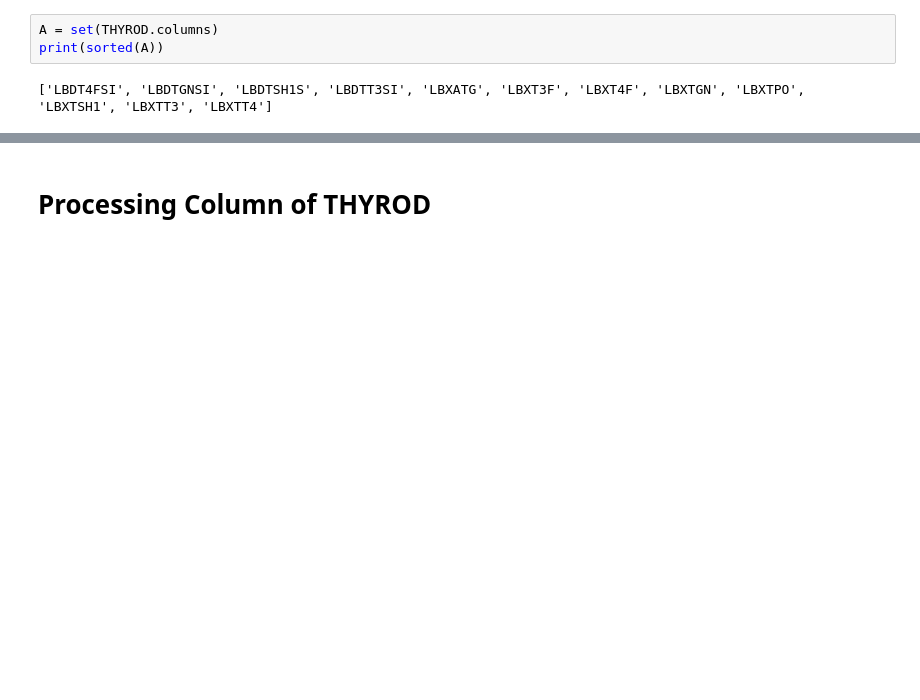
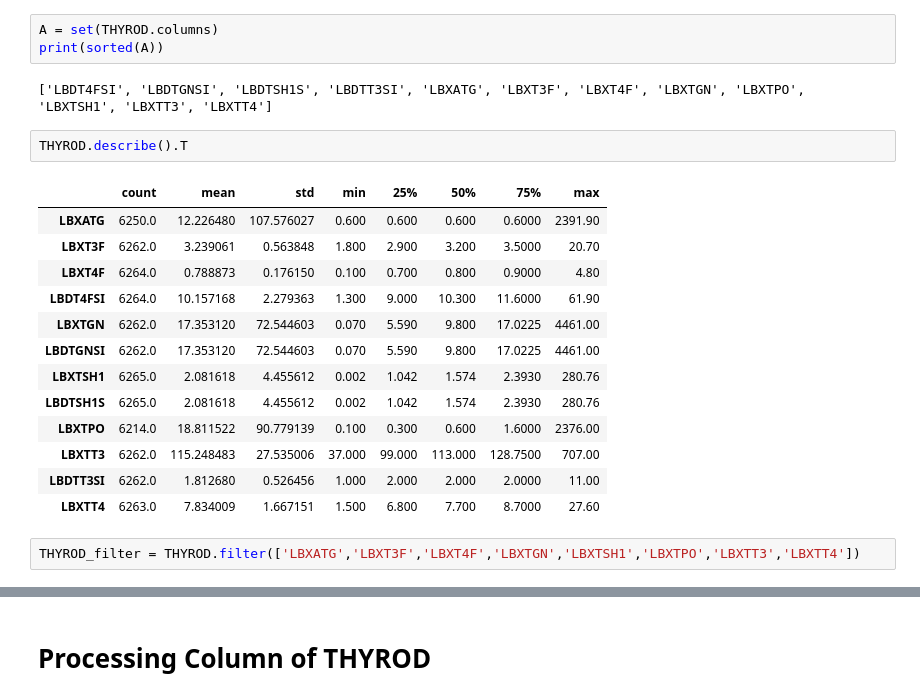
Before and after one commit to basyal4u/CDCDiab_2.0, a Jupyter notebook: P_Lab_THYROD.ipynb, the cells around one changed output, grey strips where cells are left out. Cells and saved outputs as stored; diff of their text form; blank space fills up the shorter version.

```diff
--- a/P_Lab_THYROD.ipynb
+++ b/P_Lab_THYROD.ipynb
@@ -26,3 +26,21 @@ A = set(THYROD.columns)
 print(sorted(A))
 # %% [output]
 ['LBDT4FSI', 'LBDTGNSI', 'LBDTSH1S', 'LBDTT3SI', 'LBXATG', 'LBXT3F', 'LBXT4F', 'LBXTGN', 'LBXTPO', 'LBXTSH1', 'LBXTT3', 'LBXTT4']
+# %%
+THYROD.describe().T
+# %% [output]
+|  | count | mean | std | min | 25% | 50% | 75% | max |
+| LBXATG | 6250.0 | 12.226480 | 107.576027 | 0.600 | 0.600 | 0.600 | 0.6000 | 2391.90 |
+| LBXT3F | 6262.0 | 3.239061 | 0.563848 | 1.800 | 2.900 | 3.200 | 3.5000 | 20.70 |
+| LBXT4F | 6264.0 | 0.788873 | 0.176150 | 0.100 | 0.700 | 0.800 | 0.9000 | 4.80 |
+| LBDT4FSI | 6264.0 | 10.157168 | 2.279363 | 1.300 | 9.000 | 10.300 | 11.6000 | 61.90 |
+| LBXTGN | 6262.0 | 17.353120 | 72.544603 | 0.070 | 5.590 | 9.800 | 17.0225 | 4461.00 |
+| LBDTGNSI | 6262.0 | 17.353120 | 72.544603 | 0.070 | 5.590 | 9.800 | 17.0225 | 4461.00 |
+| LBXTSH1 | 6265.0 | 2.081618 | 4.455612 | 0.002 | 1.042 | 1.574 | 2.3930 | 280.76 |
+| LBDTSH1S | 6265.0 | 2.081618 | 4.455612 | 0.002 | 1.042 | 1.574 | 2.3930 | 280.76 |
+| LBXTPO | 6214.0 | 18.811522 | 90.779139 | 0.100 | 0.300 | 0.600 | 1.6000 | 2376.00 |
+| LBXTT3 | 6262.0 | 115.248483 | 27.535006 | 37.000 | 99.000 | 113.000 | 128.7500 | 707.00 |
+| LBDTT3SI | 6262.0 | 1.812680 | 0.526456 | 1.000 | 2.000 | 2.000 | 2.0000 | 11.00 |
+| LBXTT4 | 6263.0 | 7.834009 | 1.667151 | 1.500 | 6.800 | 7.700 | 8.7000 | 27.60 |
+# %%
+THYROD_filter = THYROD.filter(['LBXATG','LBXT3F','LBXT4F','LBXTGN','LBXTSH1','LBXTPO','LBXTT3','LBXTT4'])
```
Also changed, not shown: parts of 3 cells of this notebook, 13 other files.
